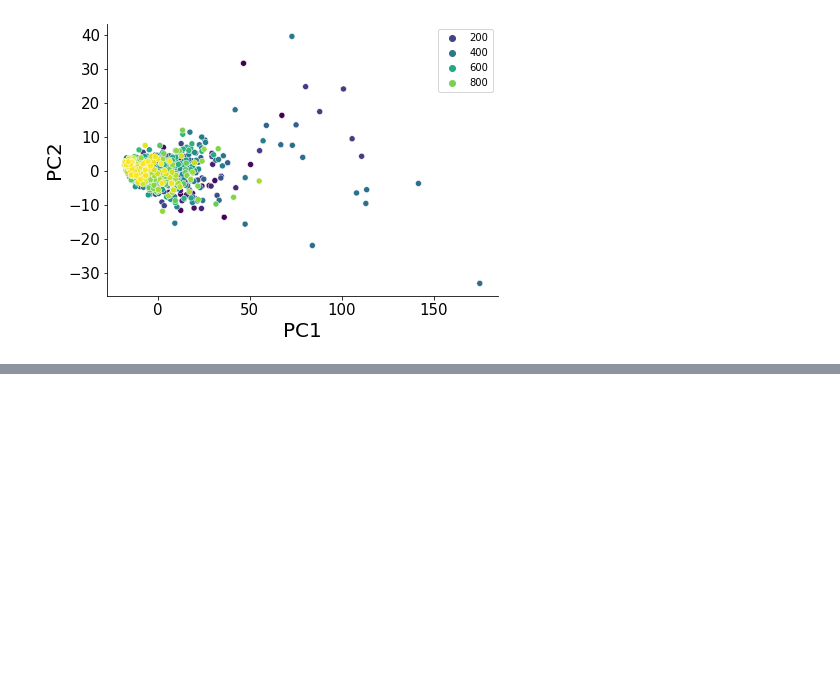
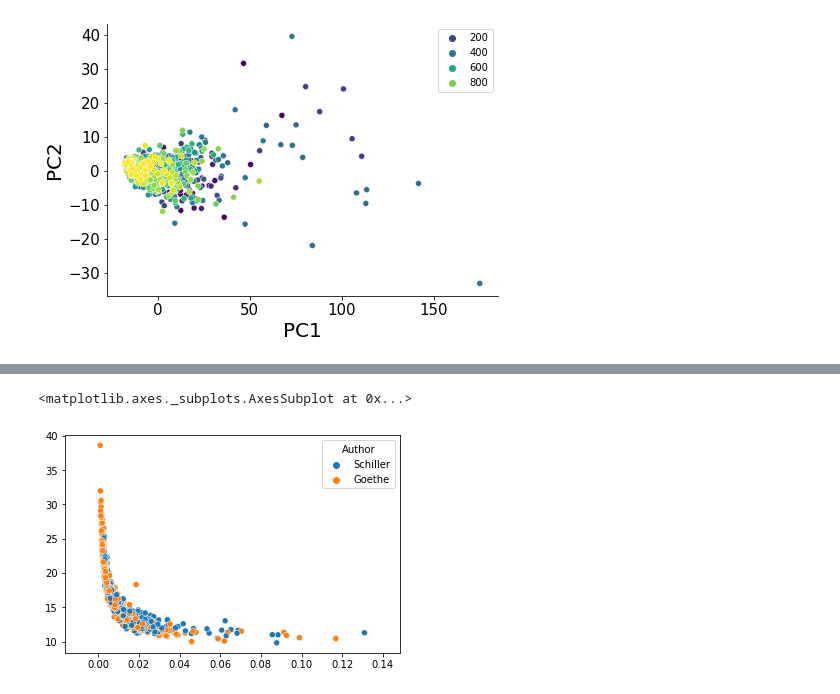
Before and after one commit to Ma-Fi-94/letters, a Jupyter notebook: Hypothesis1.ipynb, the cells around one changed output, grey strips where cells are left out. Saved outputs shown, nothing was run; the diff lists cells and outputs as text; code cells hidden in the pictures; blank space fills up the shorter version.

```diff
--- a/Hypothesis1.ipynb
+++ b/Hypothesis1.ipynb
@@ -150,0 +158,5 @@ plt.show()
+# %%
+sns.scatterplot(X.mean(axis=1), X.std(axis=1)/X.mean(axis=1), hue=df.Author)
+# %% [output]
+<matplotlib.axes._subplots.AxesSubplot at 0x...>
+[figure, added]
```
Also changed, not shown: parts of 11 cells of this notebook.
